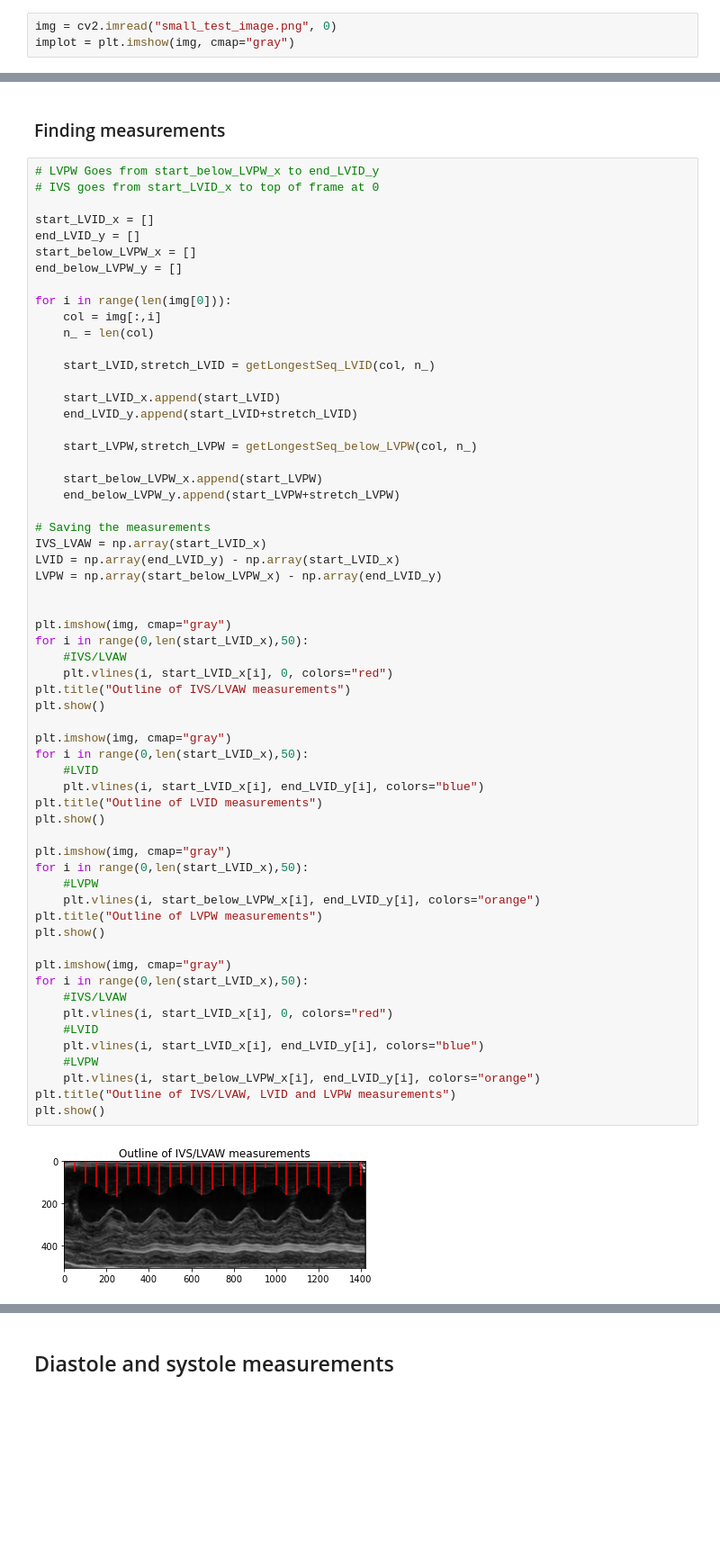
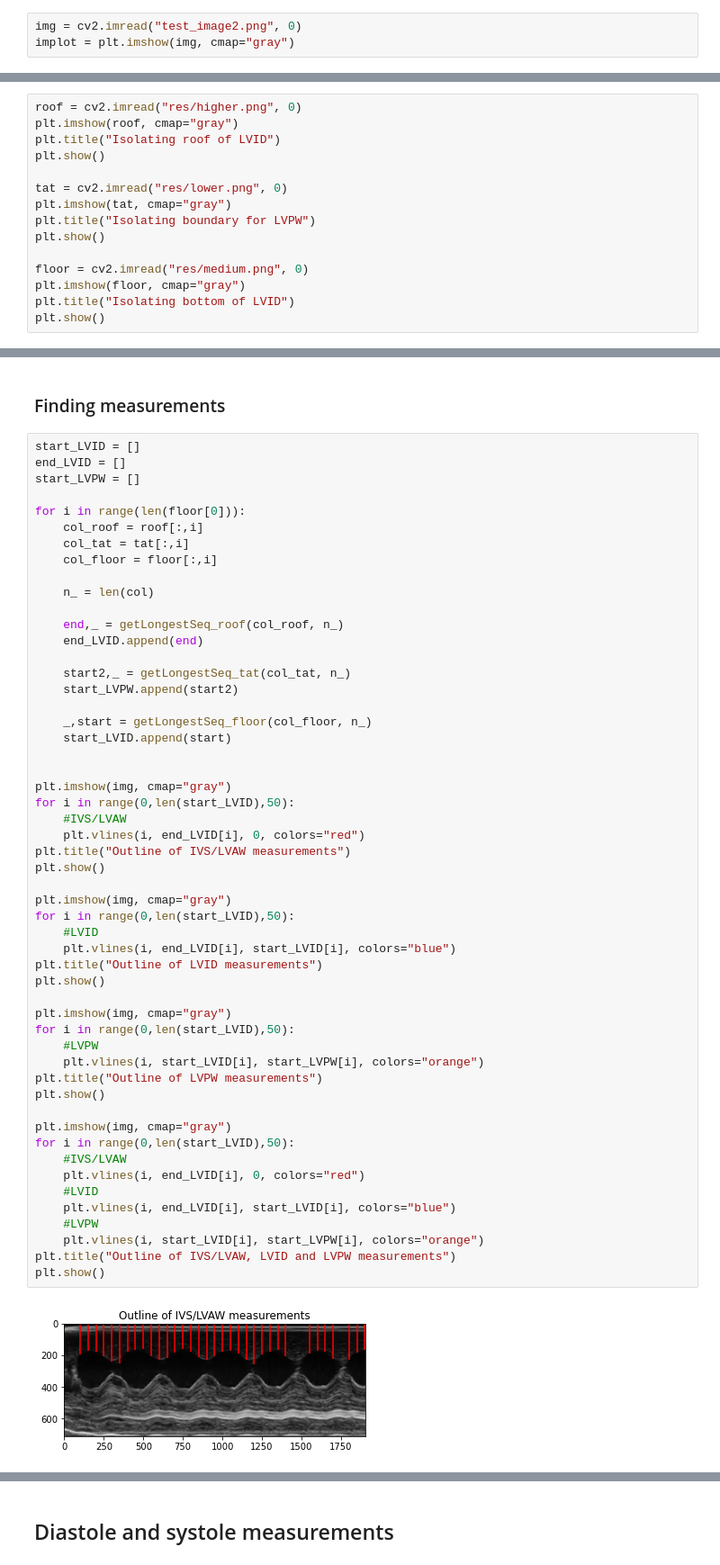
Before and after one commit to Onebu/HackMarato, a Jupyter notebook: clean_pipeline.ipynb, the cells around one changed output, grey strips where cells are left out. Shown at 90% size. Cells and saved outputs as stored; diff of their text form; blank space fills up the shorter version.

```diff
--- a/clean_pipeline.ipynb
+++ b/clean_pipeline.ipynb
@@ -9,6 +15,6 @@ from scipy.signal import argrelextrema
 # %% [markdown]
 ## The image in this example
 # %%
-img = cv2.imread("small_test_image.png", 0)
+img = cv2.imread("test_image2.png", 0)
 implot = plt.imshow(img, cmap="gray")
 # %% [output]
@@ -15,0 +24,15 @@ implot = plt.imshow(img, cmap="gray")
+# %%
+roof = cv2.imread("res/higher.png", 0)
+plt.imshow(roof, cmap="gray")
+plt.title("Isolating roof of LVID")
+plt.show()
+
+tat = cv2.imread("res/lower.png", 0)
+plt.imshow(tat, cmap="gray")
+plt.title("Isolating boundary for LVPW")
+plt.show()
+
+floor = cv2.imread("res/medium.png", 0)
+plt.imshow(floor, cmap="gray")
+plt.title("Isolating bottom of LVID")
+plt.show()
@@ -70,64 +243,57 @@ def getLongestSeq_below_LVPW(a, n):
 # %% [markdown]
 ### Finding measurements
 # %%
-# LVPW Goes from start_below_LVPW_x to end_LVID_y
-# IVS goes from start_LVID_x to top of frame at 0
+start_LVID = []
+end_LVID = []
+start_LVPW = []
 
-start_LVID_x = []
-end_LVID_y = []
-start_below_LVPW_x = []
-end_below_LVPW_y = []
+for i in range(len(floor[0])):
+    col_roof = roof[:,i]
+    col_tat = tat[:,i]
+    col_floor = floor[:,i]
 
-for i in range(len(img[0])):
-    col = img[:,i]
     n_ = len(col)
 
-    start_LVID,stretch_LVID = getLongestSeq_LVID(col, n_)
+    end,_ = getLongestSeq_roof(col_roof, n_)
+    end_LVID.append(end)
 
-    start_LVID_x.append(start_LVID)
-    end_LVID_y.append(start_LVID+stretch_LVID)
+    start2,_ = getLongestSeq_tat(col_tat, n_)
+    start_LVPW.append(start2)
 
-    start_LVPW,stretch_LVPW = getLongestSeq_below_LVPW(col, n_)
-
-    start_below_LVPW_x.append(start_LVPW)
-    end_below_LVPW_y.append(start_LVPW+stretch_LVPW)
-
-# Saving the measurements
-IVS_LVAW = np.array(start_LVID_x)
-LVID = np.array(end_LVID_y) - np.array(start_LVID_x)
-LVPW = np.array(start_below_LVPW_x) - np.array(end_LVID_y)
+    _,start = getLongestSeq_floor(col_floor, n_)
+    start_LVID.append(start)
 
 
 plt.imshow(img, cmap="gray")
-for i in range(0,len(start_LVID_x),50):
+for i in range(0,len(start_LVID),50):
     #IVS/LVAW
-    plt.vlines(i, start_LVID_x[i], 0, colors="red")
+    plt.vlines(i, end_LVID[i], 0, colors="red")
 plt.title("Outline of IVS/LVAW measurements")
 plt.show()
 
 plt.imshow(img, cmap="gray")
-for i in range(0,len(start_LVID_x),50):
+for i in range(0,len(start_LVID),50):
     #LVID
-    plt.vlines(i, start_LVID_x[i], end_LVID_y[i], colors="blue")
+    plt.vlines(i, end_LVID[i], start_LVID[i], colors="blue")
 plt.title("Outline of LVID measurements")
 plt.show()
 
 plt.imshow(img, cmap="gray")
-for i in range(0,len(start_LVID_x),50):
+for i in range(0,len(start_LVID),50):
     #LVPW
-    plt.vlines(i, start_below_LVPW_x[i], end_LVID_y[i], colors="orange")
+    plt.vlines(i, start_LVID[i], start_LVPW[i], colors="orange")
 plt.title("Outline of LVPW measurements")
 plt.show()
 
 plt.imshow(img, cmap="gray")
-for i in range(0,len(start_LVID_x),50):
+for i in range(0,len(start_LVID),50):
     #IVS/LVAW
-    plt.vlines(i, start_LVID_x[i], 0, colors="red")
+    plt.vlines(i, end_LVID[i], 0, colors="red")
     #LVID
-    plt.vlines(i, start_LVID_x[i], end_LVID_y[i], colors="blue")
+    plt.vlines(i, end_LVID[i], start_LVID[i], colors="blue")
     #LVPW
-    plt.vlines(i, start_below_LVPW_x[i], end_LVID_y[i], colors="orange")
+    plt.vlines(i, start_LVID[i], start_LVPW[i], colors="orange")
 plt.title("Outline of IVS/LVAW, LVID and LVPW measurements")
 plt.show()
 # %% [output]
-[figure, old version]
+[figure, new version]
```
Also changed, not shown: parts of 20 cells of this notebook.
